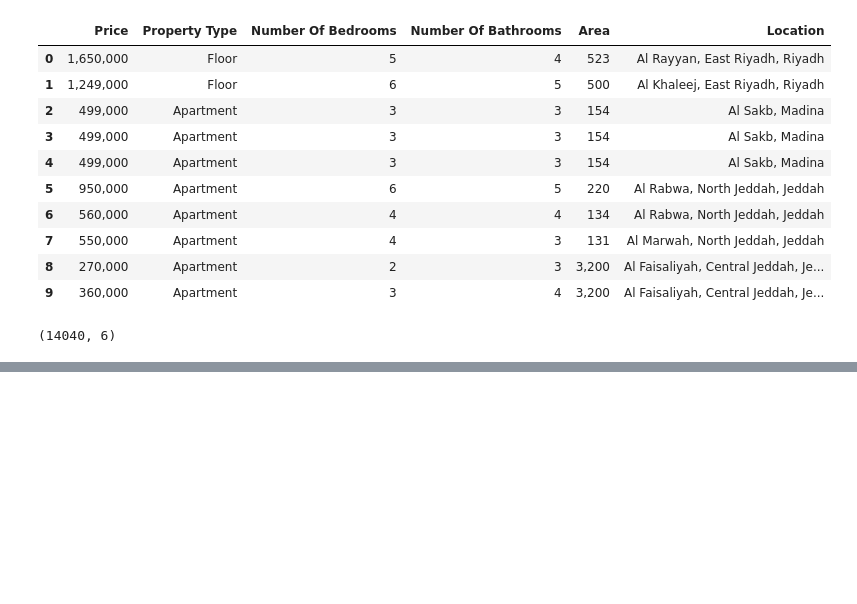
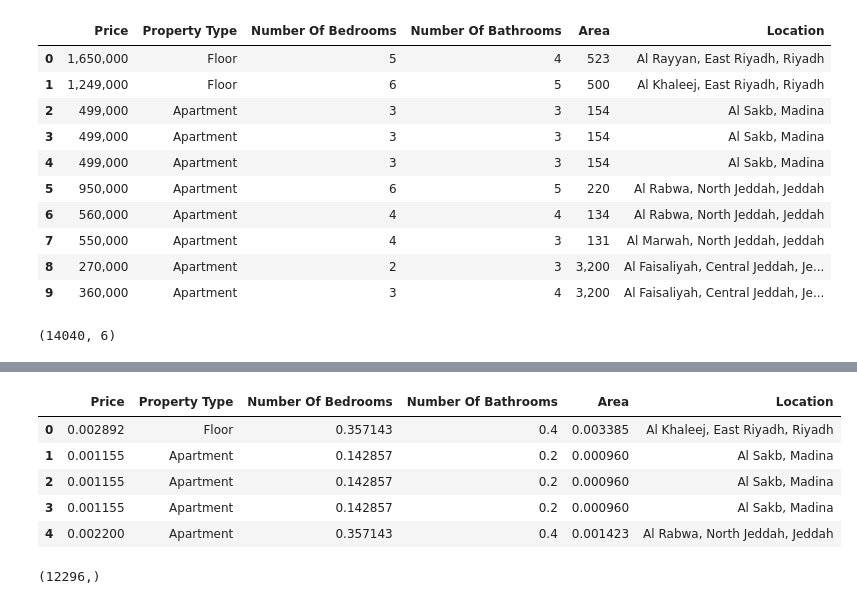
Before and after one commit to SalmanAlsayab/house-Prices-in-KSA, a Jupyter notebook: data_preprocessing.ipynb, the cells around one changed output, grey strips where cells are left out. Cells and saved outputs as stored; diff of their text form; code cells hidden in the pictures; blank space fills up the shorter version.

```diff
--- a/data_preprocessing.ipynb
+++ b/data_preprocessing.ipynb
@@ -84,0 +111,14 @@ df2.shape
+# %%
+df2.head()
+# %% [output]
+|  | Price | Property Type | Number Of Bedrooms | Number Of Bathrooms | Area | Location |
+| 0 | 0.002892 | Floor | 0.357143 | 0.4 | 0.003385 | Al Khaleej, East Riyadh, Riyadh |
+| 1 | 0.001155 | Apartment | 0.142857 | 0.2 | 0.000960 | Al Sakb, Madina |
+| 2 | 0.001155 | Apartment | 0.142857 | 0.2 | 0.000960 | Al Sakb, Madina |
+| 3 | 0.001155 | Apartment | 0.142857 | 0.2 | 0.000960 | Al Sakb, Madina |
+| 4 | 0.002200 | Apartment | 0.357143 | 0.4 | 0.001423 | Al Rabwa, North Jeddah, Jeddah |
+# %%
+df2['Location'].describe()
+df2['Area'].shape
+# %% [output]
+(12296,)
```
Also changed, not shown: parts of 13 cells of this notebook.
